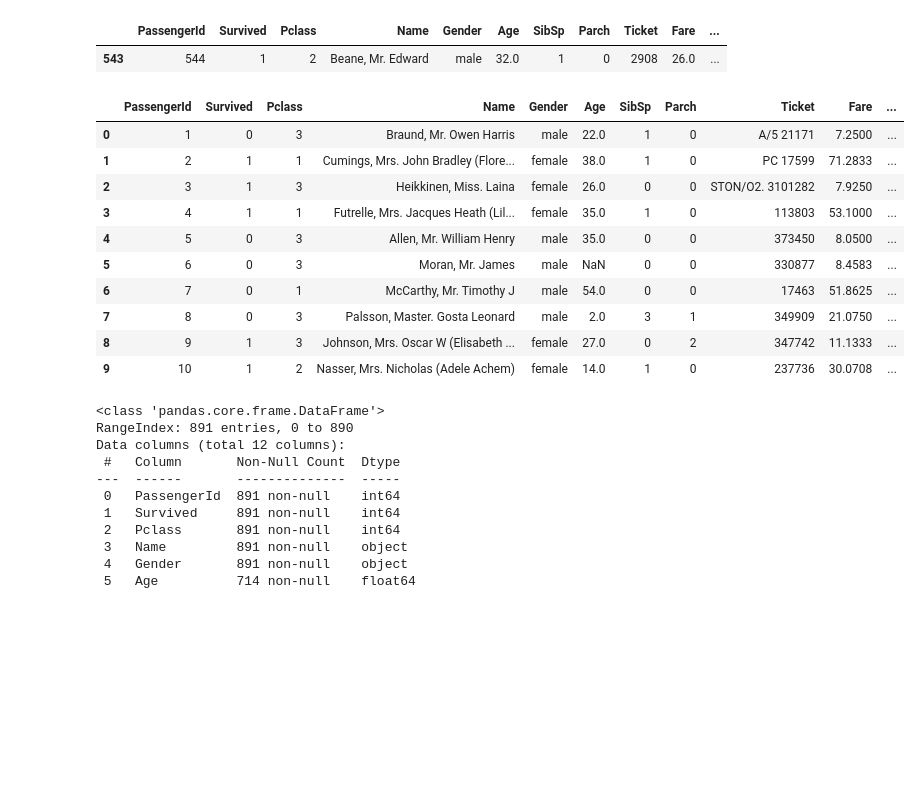
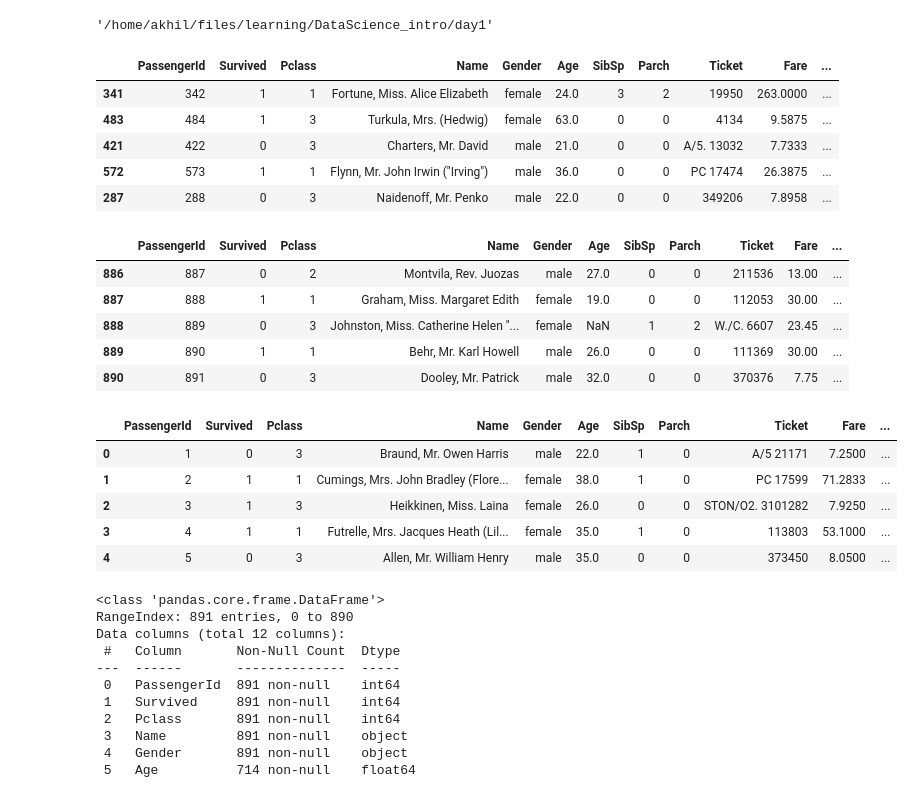
Before and after one commit to akhiltiwari13/DataScience_intro, a Jupyter notebook: day1/data_analysis_01.ipynb, the cells around one changed output. Saved outputs shown, nothing was run; the diff lists cells and outputs as text; code cells hidden in the pictures; blank space fills up the shorter version.

```diff
--- a/day1/data_analysis_01.ipynb
+++ b/day1/data_analysis_01.ipynb
@@ -1,26 +1,39 @@
+# %%
+import os
+os.getcwd()
+# %% [output]
+'/home/akhil/files/learning/DataScience_intro/day1'
 # %%
 import pandas as pd
 data_frame = pd.read_csv("../data_files/titanic.csv")
 # %%
 #This returns a random sample data from the entire data-frame.
-data_frame.sample()
+data_frame.sample(5)
 # %% [output]
 |  | PassengerId | Survived | Pclass | Name | Gender | Age | SibSp | Parch | Ticket | Fare | ... |
-| 543 | 544 | 1 | 2 | Beane, Mr. Edward | male | 32.0 | 1 | 0 | 2908 | 26.0 | ... |
+| 341 | 342 | 1 | 1 | Fortune, Miss. Alice Elizabeth | female | 24.0 | 3 | 2 | 19950 | 263.0000 | ... |
+| 483 | 484 | 1 | 3 | Turkula, Mrs. (Hedwig) | female | 63.0 | 0 | 0 | 4134 | 9.5875 | ... |
+| 421 | 422 | 0 | 3 | Charters, Mr. David | male | 21.0 | 0 | 0 | A/5. 13032 | 7.7333 | ... |
+| 572 | 573 | 1 | 1 | Flynn, Mr. John Irwin ("Irving") | male | 36.0 | 0 | 0 | PC 17474 | 26.3875 | ... |
+| 287 | 288 | 0 | 3 | Naidenoff, Mr. Penko | male | 22.0 | 0 | 0 | 349206 | 7.8958 | ... |
+# %%
+data_frame.tail(5)
+# %% [output]
+|  | PassengerId | Survived | Pclass | Name | Gender | Age | SibSp | Parch | Ticket | Fare | ... |
+| 886 | 887 | 0 | 2 | Montvila, Rev. Juozas | male | 27.0 | 0 | 0 | 211536 | 13.00 | ... |
+| 887 | 888 | 1 | 1 | Graham, Miss. Margaret Edith | female | 19.0 | 0 | 0 | 112053 | 30.00 | ... |
+| 888 | 889 | 0 | 3 | Johnston, Miss. Catherine Helen "... | female | NaN | 1 | 2 | W./C. 6607 | 23.45 | ... |
+| 889 | 890 | 1 | 1 | Behr, Mr. Karl Howell | male | 26.0 | 0 | 0 | 111369 | 30.00 | ... |
+| 890 | 891 | 0 | 3 | Dooley, Mr. Patrick | male | 32.0 | 0 | 0 | 370376 | 7.75 | ... |
 # %%
-data_frame.head(10)
+data_frame.head() #default = 5
 # %% [output]
 |  | PassengerId | Survived | Pclass | Name | Gender | Age | SibSp | Parch | Ticket | Fare | ... |
 | 0 | 1 | 0 | 3 | Braund, Mr. Owen Harris | male | 22.0 | 1 | 0 | A/5 21171 | 7.2500 | ... |
 | 1 | 2 | 1 | 1 | Cumings, Mrs. John Bradley (Flore... | female | 38.0 | 1 | 0 | PC 17599 | 71.2833 | ... |
 | 2 | 3 | 1 | 3 | Heikkinen, Miss. Laina | female | 26.0 | 0 | 0 | STON/O2. 3101282 | 7.9250 | ... |
 | 3 | 4 | 1 | 1 | Futrelle, Mrs. Jacques Heath (Lil... | female | 35.0 | 1 | 0 | 113803 | 53.1000 | ... |
 | 4 | 5 | 0 | 3 | Allen, Mr. William Henry | male | 35.0 | 0 | 0 | 373450 | 8.0500 | ... |
-| 5 | 6 | 0 | 3 | Moran, Mr. James | male | NaN | 0 | 0 | 330877 | 8.4583 | ... |
-| 6 | 7 | 0 | 1 | McCarthy, Mr. Timothy J | male | 54.0 | 0 | 0 | 17463 | 51.8625 | ... |
-| 7 | 8 | 0 | 3 | Palsson, Master. Gosta Leonard | male | 2.0 | 3 | 1 | 349909 | 21.0750 | ... |
-| 8 | 9 | 1 | 3 | Johnson, Mrs. Oscar W (Elisabeth ... | female | 27.0 | 0 | 2 | 347742 | 11.1333 | ... |
-| 9 | 10 | 1 | 2 | Nasser, Mrs. Nicholas (Adele Achem) | female | 14.0 | 1 | 0 | 237736 | 30.0708 | ... |
 # %%
 data_frame.info()
 # %% [output]
```
Also changed, not shown: parts of 18 cells of this notebook, 1 other file.
